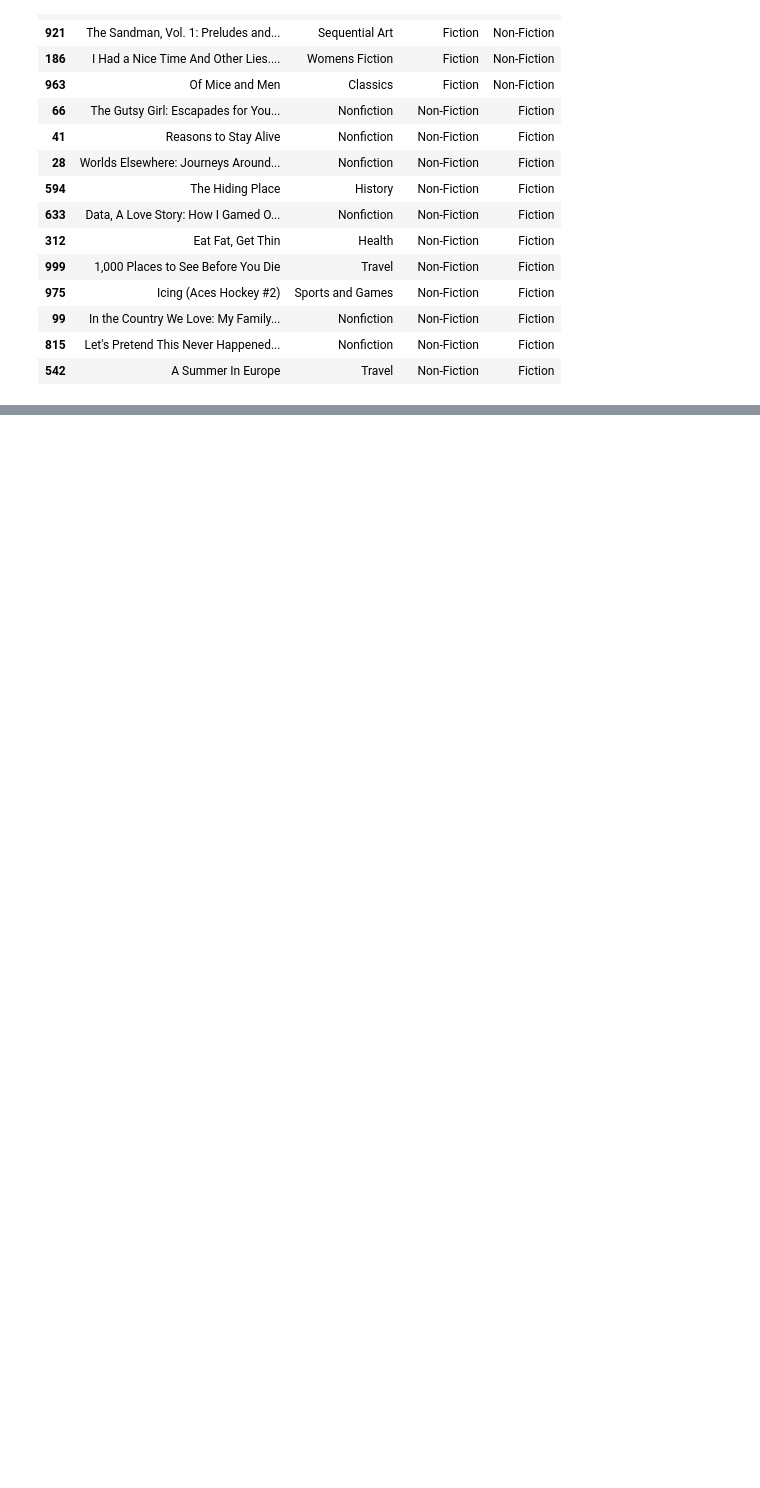
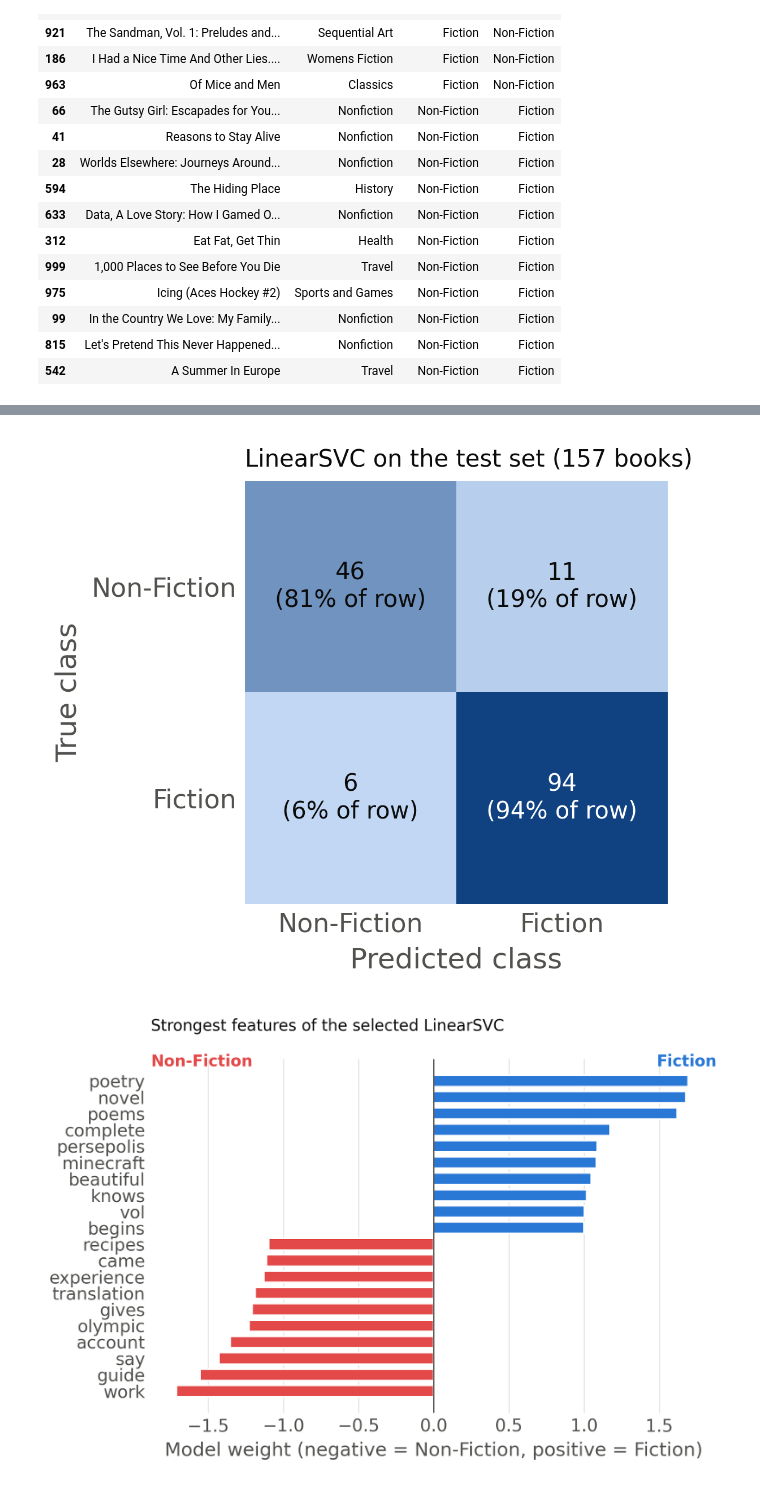
Before and after one commit to aliahmedpachaar/Data_Science_Course_Project, a Jupyter notebook: Classification.ipynb, the cells around one changed output, grey strips where cells are left out. Saved outputs shown, nothing was run; the diff lists cells and outputs as text; code cells hidden in the pictures; blank space fills up the shorter version.

Commit message:
Add report figures

```diff
--- a/Classification.ipynb
+++ b/Classification.ipynb
@@ -1016,0 +1020,49 @@ test_errors.sort_values('Target_Name')
+# %%
+import os
+from matplotlib.colors import LinearSegmentedColormap
+os.makedirs('figures', exist_ok=True)
+INK, MUTED, GRID = '#0b0b0b', '#52514e', '#e4e3df'
+FICTION, NONFICTION = '#2a78d6', '#e34948'
+plt.rcParams.update({'font.family': 'DejaVu Sans', 'font.size': 10, 'text.color': INK,
+                     'axes.labelcolor': MUTED, 'xtick.color': MUTED, 'ytick.color': MUTED})
+
+# Figure 1: confusion matrix on the held-out test set
+cm_test = confusion_matrix(y_test, final_model.predict(X_test), labels=[0, 1])
+blues = LinearSegmentedColormap.from_list('blues', ['#cde2fb', '#104281'])
+fig, ax = plt.subplots(figsize=(4.2, 3.4), dpi=300)
+ax.imshow(cm_test, cmap=blues, vmin=0, vmax=cm_test.max())
+names = ['Non-Fiction', 'Fiction']
+for i in range(2):
+    for j in range(2):
+        share = cm_test[i, j] / cm_test[i].sum()
+        ax.text(j, i, f"{cm_test[i, j]}\n({share:.0%} of row)", ha='center', va='center', fontsize=10,
+                color='white' if cm_test[i, j] > cm_test.max() / 2 else INK)
+ax.set_xticks([0, 1], names); ax.set_yticks([0, 1], names)
+ax.set_xlabel('Predicted class'); ax.set_ylabel('True class')
+ax.tick_params(length=0)
+ax.grid(False)
+for s in ax.spines.values(): s.set_visible(False)
+ax.set_title(f'{best_name} on the test set (157 books)', fontsize=10, loc='left', color=INK)
+fig.tight_layout(); fig.savefig('figures/fig1_confusion_matrix.png', facecolor='white'); plt.show()
+
+# Figure 2: strongest features of the selected model
+names_all = [n.split('__', 1)[1] for n in final_model.named_steps['features'].get_feature_names_out()]
+weights = pd.Series(final_model.named_steps['clf'].coef_[0], index=names_all)
+top = pd.concat([weights.nsmallest(10), weights.nlargest(10)]).sort_values()
+fig, ax = plt.subplots(figsize=(6.2, 4.2), dpi=300)
+ax.barh(top.index, top.values, height=0.7, color=[NONFICTION if v < 0 else FICTION for v in top.values])
+ax.axvline(0, color=MUTED, linewidth=0.8)
+ax.grid(False); ax.grid(axis='x', color=GRID, linewidth=0.6); ax.set_axisbelow(True)
+for s in ['top', 'right', 'left', 'bottom']: ax.spines[s].set_visible(False)
+ax.tick_params(length=0)
+ax.set_xlabel('Model weight (negative = Non-Fiction, positive = Fiction)')
+lim = np.abs(top.values).max() * 1.1
+ax.set_xlim(-lim, lim)
+ax.text(-lim, len(top) - 0.3, 'Non-Fiction', color=NONFICTION, fontsize=10, fontweight='bold', va='bottom')
+ax.text(lim, len(top) - 0.3, 'Fiction', color=FICTION, fontsize=10, fontweight='bold', va='bottom', ha='right')
+ax.set_title(f'Strongest features of the selected {best_name}', fontsize=10, loc='left', pad=18)
+fig.tight_layout(); fig.savefig('figures/fig2_top_features.png', facecolor='white'); plt.show()
+print(top.round(3).to_string())
+# %% [output]
+[figure, added]
+[figure, added]
```
Also changed, not shown: parts of 4 cells of this notebook.
